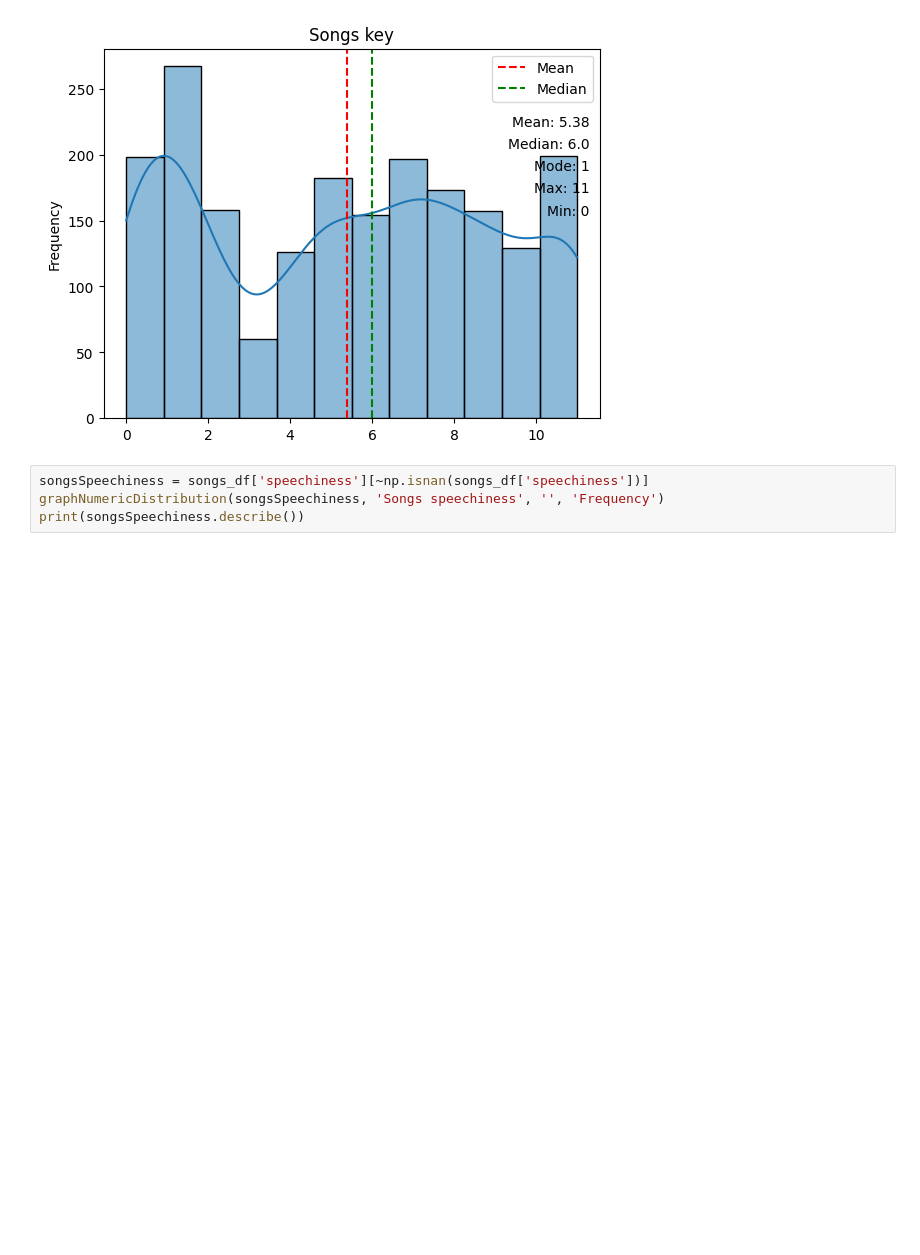
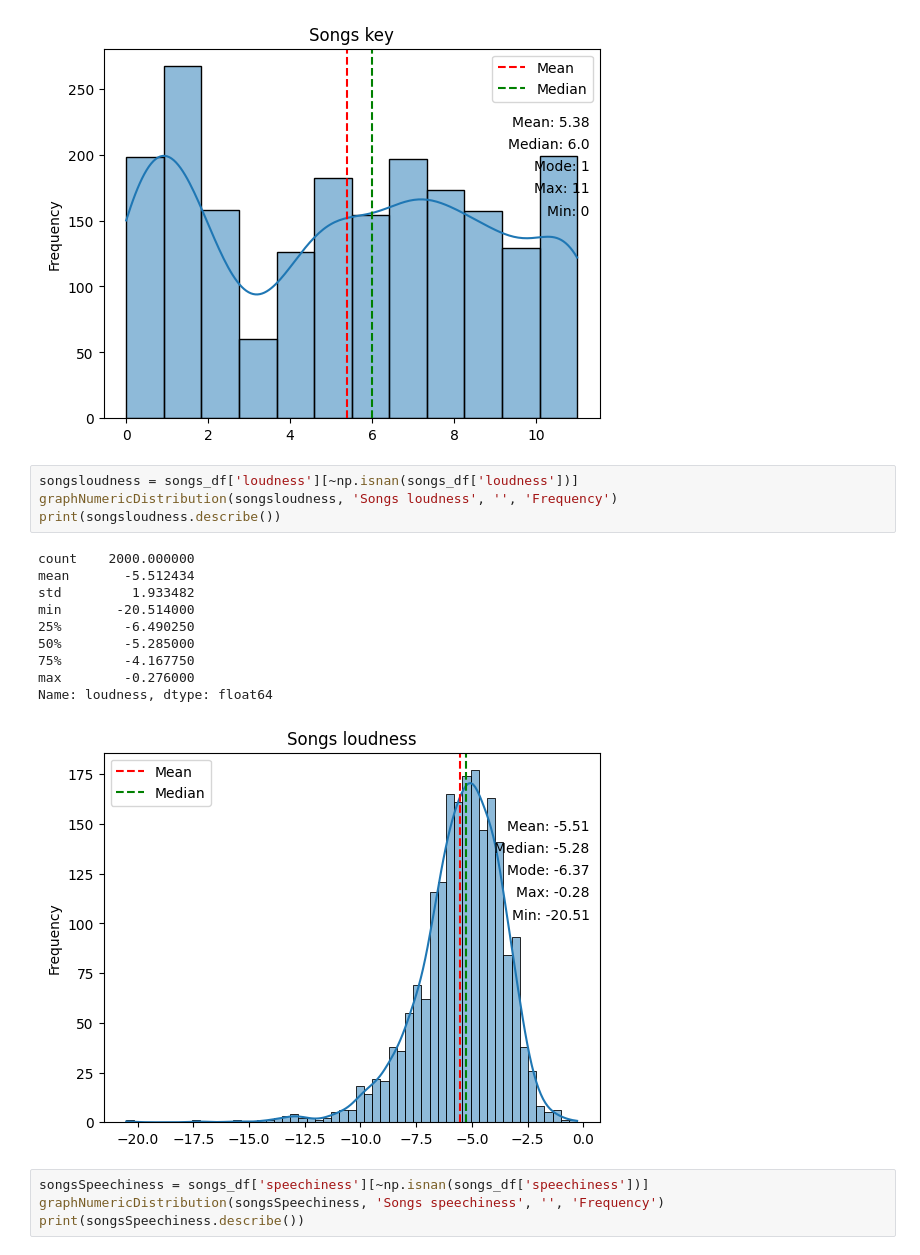
Before and after one commit to estebandonis/Proyecto1-MineriadeDatos, a Jupyter notebook: proyecto1.ipynb, the cells around one changed output. Drawn from its saved outputs; the diff is of its cells as text; blank space fills up the shorter version.

```diff
--- a/proyecto1.ipynb
+++ b/proyecto1.ipynb
@@ -352,6 +352,21 @@ min         0.000000
 max        11.000000
 Name: key, dtype: float64
 [figure]
+# %%
+songsloudness = songs_df['loudness'][~np.isnan(songs_df['loudness'])]
+graphNumericDistribution(songsloudness, 'Songs loudness', '', 'Frequency')
+print(songsloudness.describe())
+# %% [output]
+count    2000.000000
+mean       -5.512434
+std         1.933482
+min       -20.514000
+25%        -6.490250
+50%        -5.285000
+75%        -4.167750
+max        -0.276000
+Name: loudness, dtype: float64
+[figure, added]
 # %%
 songsSpeechiness = songs_df['speechiness'][~np.isnan(songs_df['speechiness'])]
 graphNumericDistribution(songsSpeechiness, 'Songs speechiness', '', 'Frequency')
```
Also changed, not shown: parts of 4 cells of this notebook.
